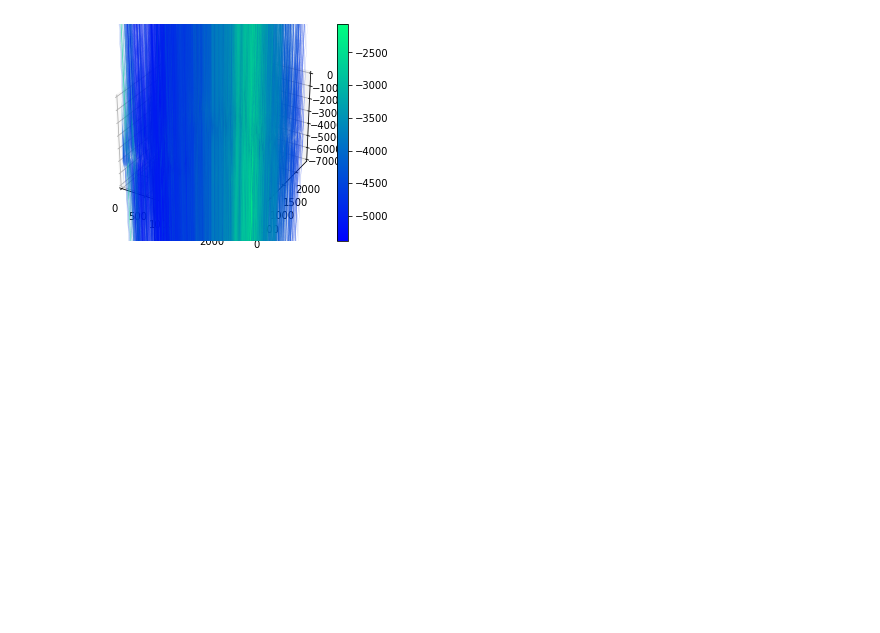
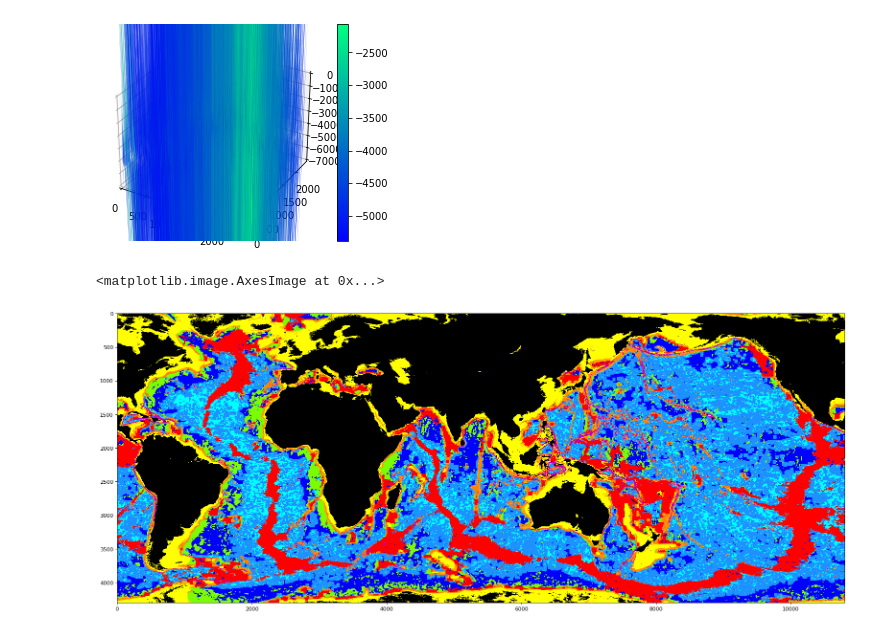
Before and after one commit to nico5655/OceanPSC, a Jupyter notebook: génération fond marin.ipynb, the cells around one changed output. Cells and saved outputs as stored; diff of their text form; code cells hidden in the pictures; blank space fills up the shorter version.

```diff
--- a/génération fond marin.ipynb
+++ b/génération fond marin.ipynb
@@ -290,0 +294,12 @@ show()
+# %%
+classes=np.load('data/classification.npy')
+# %%
+elevation=np.load('data/st.npy')
+# %%
+plt.figure(figsize=(27,10),dpi=80)
+classes[elevation>=0]=np.nan
+c.class_color_map.set_bad('black')
+plt.imshow(classes,cmap=c.class_color_map, interpolation='nearest')
+# %% [output]
+<matplotlib.image.AxesImage at 0x...>
+[figure, added]
```
Also changed, not shown: parts of 2 cells of this notebook, 12 other files.
